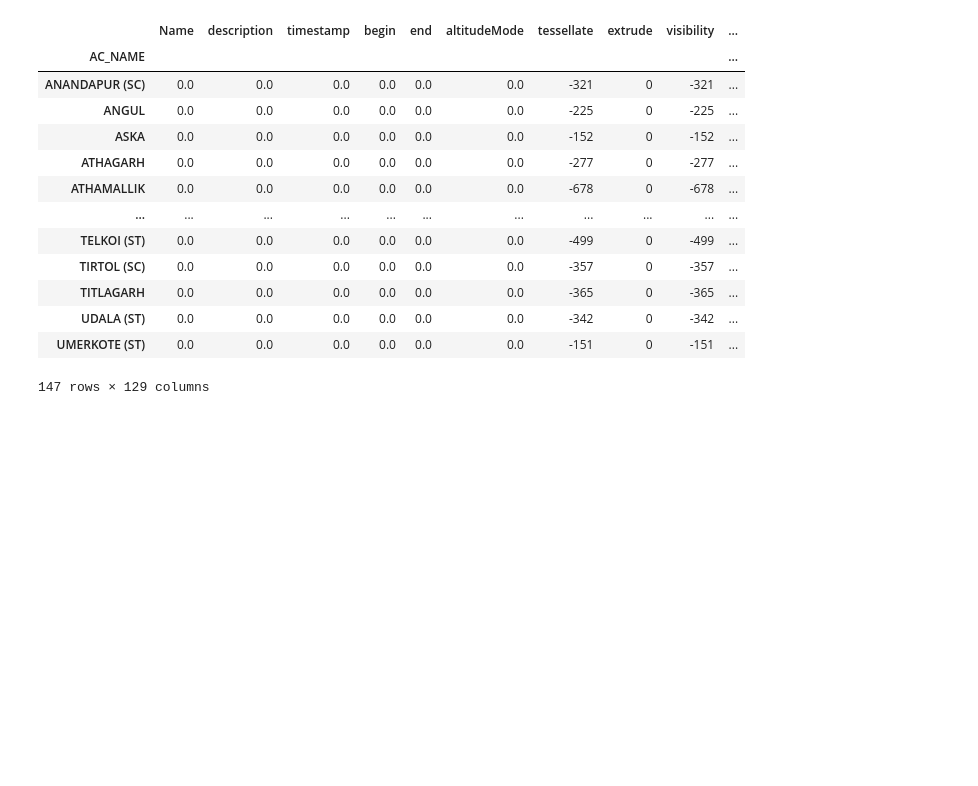
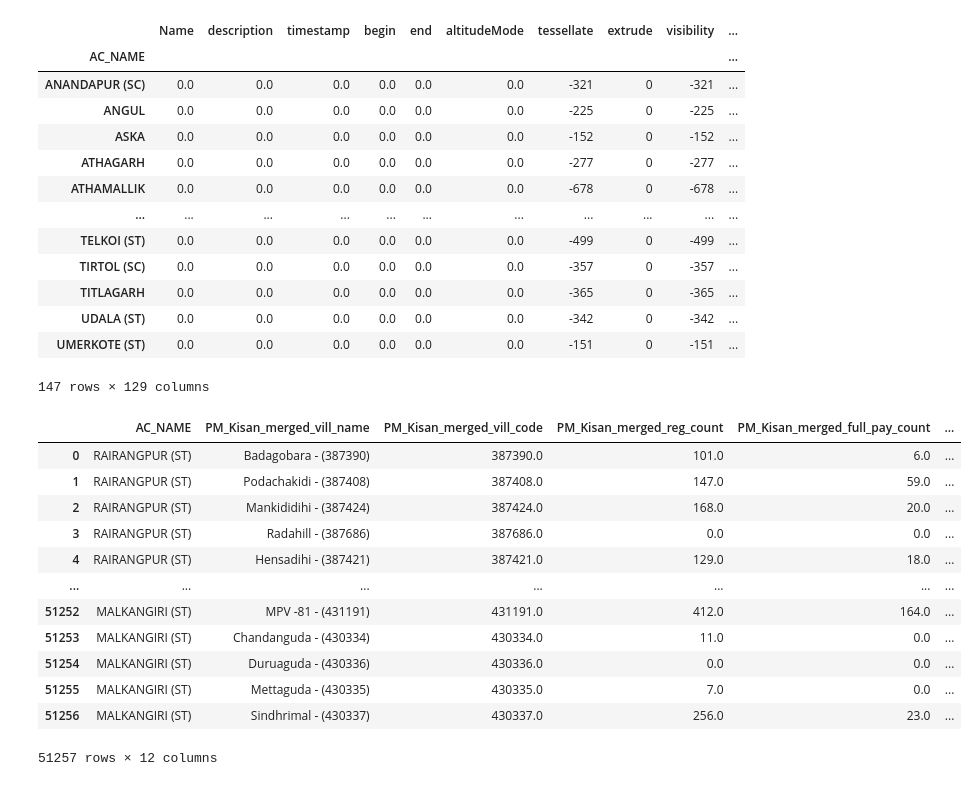
Before and after one commit to TheDataAreClean/obi-constituency-data-mapping-pm-kisan, a Jupyter notebook: data-mapping-pm-kisan.ipynb, the cells around one changed output. Saved outputs shown, nothing was run; the diff lists cells and outputs as text; code cells hidden in the pictures; blank space fills up the shorter version.

Commit message:
changed data type for last two columns from object to float and then calculated AC level estimate

```diff
--- a/data-mapping-pm-kisan.ipynb
+++ b/data-mapping-pm-kisan.ipynb
@@ -278,4 +278,20 @@ centroind_ac_join.groupby(['AC_NAME']).sum(['PM_Kisan_merged_amount_paid'])
 | UMERKOTE (ST) | 0.0 | 0.0 | 0.0 | 0.0 | 0.0 | 0.0 | -151 | 0 | -151 | ... |
 147 rows × 129 columns
 # %%
-ac_atributes = centroind_ac_join[['AC_NAME','PM_Kisan_merged_vill_name','PM_Kisan_merged_reg_count', 'PM_Kisan_merged_full_pay_count','PM_Kisan_merged_part_pay_count','PM_Kisan_merged_no_pay_count','PM_Kisan_merged_extra_pay_count','PM_Kisan_merged_no_install_paid','PM_Kisan_merged_no_install_due' ]]
+ac_atributes = centroind_ac_join[['AC_NAME','PM_Kisan_merged_vill_name','PM_Kisan_merged_vill_code','PM_Kisan_merged_reg_count', 'PM_Kisan_merged_full_pay_count','PM_Kisan_merged_part_pay_count','PM_Kisan_merged_no_pay_count','PM_Kisan_merged_extra_pay_count','PM_Kisan_merged_no_install_paid','PM_Kisan_merged_no_install_due','PM_Kisan_merged_amount_paid','PM_Kisan_merged_amount_due']]
+# %%
+ac_atributes
+# %% [output]
+|  | AC_NAME | PM_Kisan_merged_vill_name | PM_Kisan_merged_vill_code | PM_Kisan_merged_reg_count | PM_Kisan_merged_full_pay_count | ... |
+| 0 | RAIRANGPUR (ST) | Badagobara - (387390) | 387390.0 | 101.0 | 6.0 | ... |
+| 1 | RAIRANGPUR (ST) | Podachakidi - (387408) | 387408.0 | 147.0 | 59.0 | ... |
+| 2 | RAIRANGPUR (ST) | Mankididihi - (387424) | 387424.0 | 168.0 | 20.0 | ... |
+| 3 | RAIRANGPUR (ST) | Radahill - (387686) | 387686.0 | 0.0 | 0.0 | ... |
+| 4 | RAIRANGPUR (ST) | Hensadihi - (387421) | 387421.0 | 129.0 | 18.0 | ... |
+| ... | ... | ... | ... | ... | ... | ... |
+| 51252 | MALKANGIRI (ST) | MPV -81 - (431191) | 431191.0 | 412.0 | 164.0 | ... |
+| 51253 | MALKANGIRI (ST) | Chandanguda - (430334) | 430334.0 | 11.0 | 0.0 | ... |
+| 51254 | MALKANGIRI (ST) | Duruaguda - (430336) | 430336.0 | 0.0 | 0.0 | ... |
+| 51255 | MALKANGIRI (ST) | Mettaguda - (430335) | 430335.0 | 7.0 | 0.0 | ... |
+| 51256 | MALKANGIRI (ST) | Sindhrimal - (430337) | 430337.0 | 256.0 | 23.0 | ... |
+51257 rows × 12 columns
```
Also changed, not shown: parts of 12 cells of this notebook, 2 other files.
